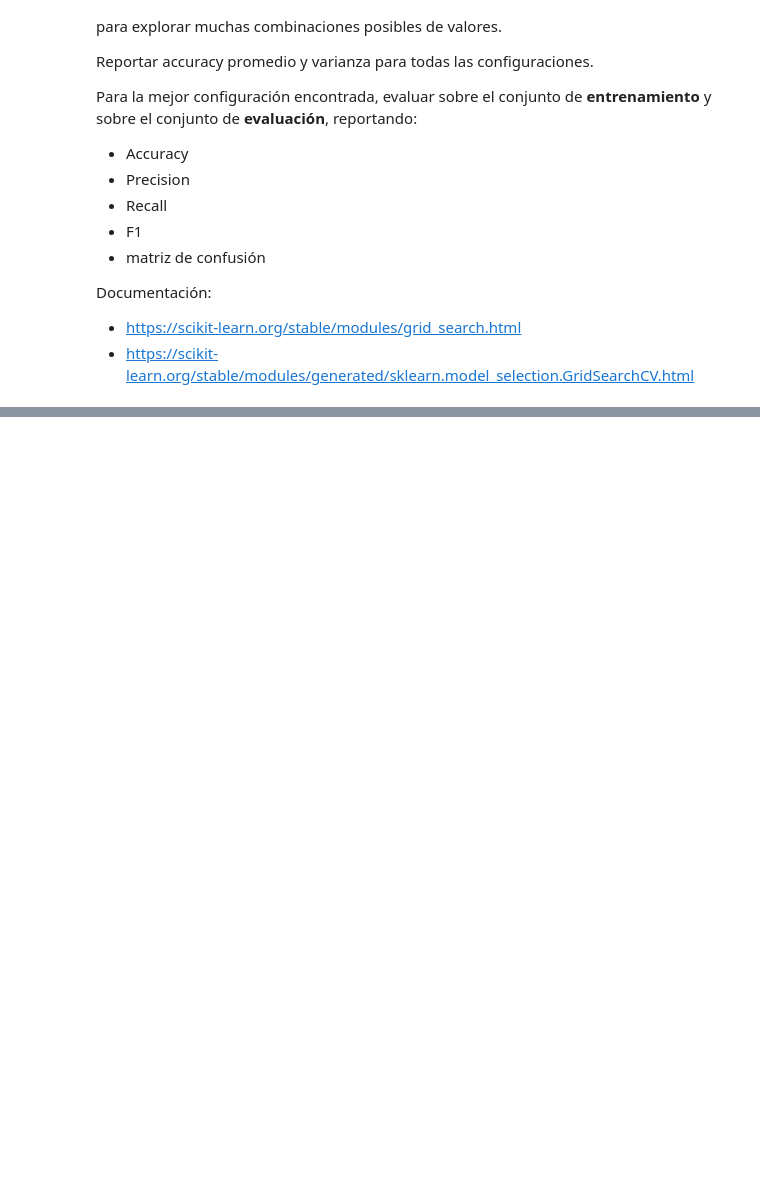
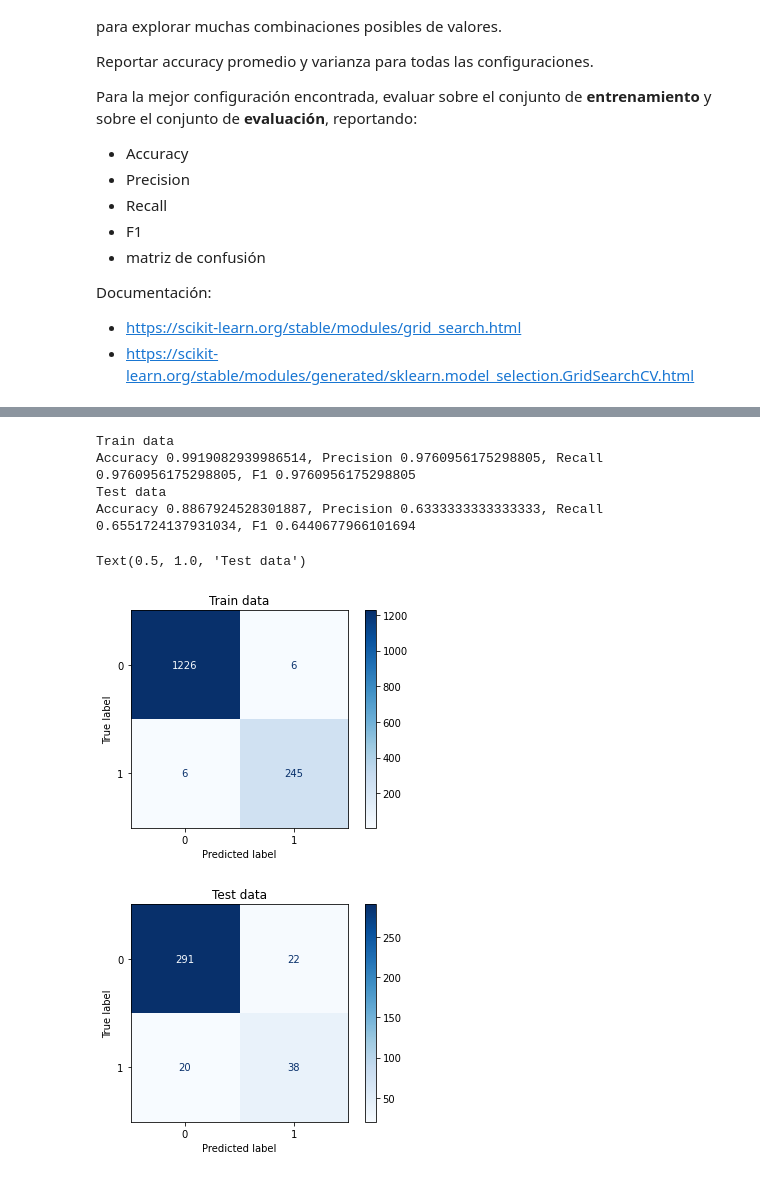
Before and after one commit to giannipablo/IntroduccionAprendizajeAutomatico, a Jupyter notebook: Lab 2.ipynb, the cells around one changed output, grey strips where cells are left out. Saved outputs shown, nothing was run; the diff lists cells and outputs as text; code cells hidden in the pictures; blank space fills up the shorter version.

```diff
--- a/Lab 2.ipynb
+++ b/Lab 2.ipynb
@@ -269,3 +308,25 @@ Para la mejor configuración encontrada, evaluar sobre el conjunto de **entrenam
 Documentación:
 - https://scikit-learn.org/stable/modules/grid_search.html
 - https://scikit-learn.org/stable/modules/generated/sklearn.model_selection.GridSearchCV.html
+# %%
+from sklearn.model_selection import GridSearchCV
+
+param_grid = {
+    'criterion': ['gini', 'entropy'],
+    'splitter': ['best', 'random'],
+    'max_depth': [3, 7, 11, 15,19,23],
+    'min_samples_leaf': [1,2,3],
+    'min_samples_split': [2,4],
+    'random_state': [0]
+}
+
+clf = DecisionTreeClassifier()
+
+cv = GridSearchCV(clf, param_grid, scoring='recall', cv=5)
+cv.fit(X_train, y_train);
+# %%
+results = pd.DataFrame(cv.cv_results_)
+results = results[['rank_test_score', 'params', 'mean_test_score','std_test_score']]
+
+display(results[results.rank_test_score==1].params.values)
+display(results.sort_values(by=['rank_test_score']).head())
@@ -271,0 +343,30 @@ Documentación:
+# %%
+clf = DecisionTreeClassifier(**results[results.rank_test_score==1].params.values[0])
+clf.fit(X_train, y_train);
+
+y_clf_train = clf.predict(X_train)
+y_clf_test = clf.predict(X_test)
+
+print('Train data')
+print(f'Accuracy {accuracy_score(y_train, y_clf_train)}, Precision {precision_score(y_train, y_clf_train)}, Recall {recall_score(y_train, y_clf_train)}, F1 {f1_score(y_train, y_clf_train)}')
+disp = plot_confusion_matrix(clf, X_train, y_train,
+#                                  display_labels=class_names,
+                                 cmap=plt.cm.Blues,
+                                 normalize=None)
+disp.ax_.set_title('Train data')
+
+print('Test data')
+print(f'Accuracy {accuracy_score(y_test, y_clf_test)}, Precision {precision_score(y_test, y_clf_test)}, Recall {recall_score(y_test, y_clf_test)}, F1 {f1_score(y_test, y_clf_test)}')
+disp = plot_confusion_matrix(clf, X_test, y_test,
+#                                  display_labels=class_names,
+                                 cmap=plt.cm.Blues,
+                                 normalize=None)
+disp.ax_.set_title('Test data')
+# %% [output]
+Train data
+Accuracy 0.9919082939986514, Precision 0.9760956175298805, Recall 0.9760956175298805, F1 0.9760956175298805
+Test data
+Accuracy 0.8867924528301887, Precision 0.6333333333333333, Recall 0.6551724137931034, F1 0.6440677966101694
+Text(0.5, 1.0, 'Test data')
+[figure, added]
+[figure, added]
```
Also changed, not shown: parts of 3 cells of this notebook.
